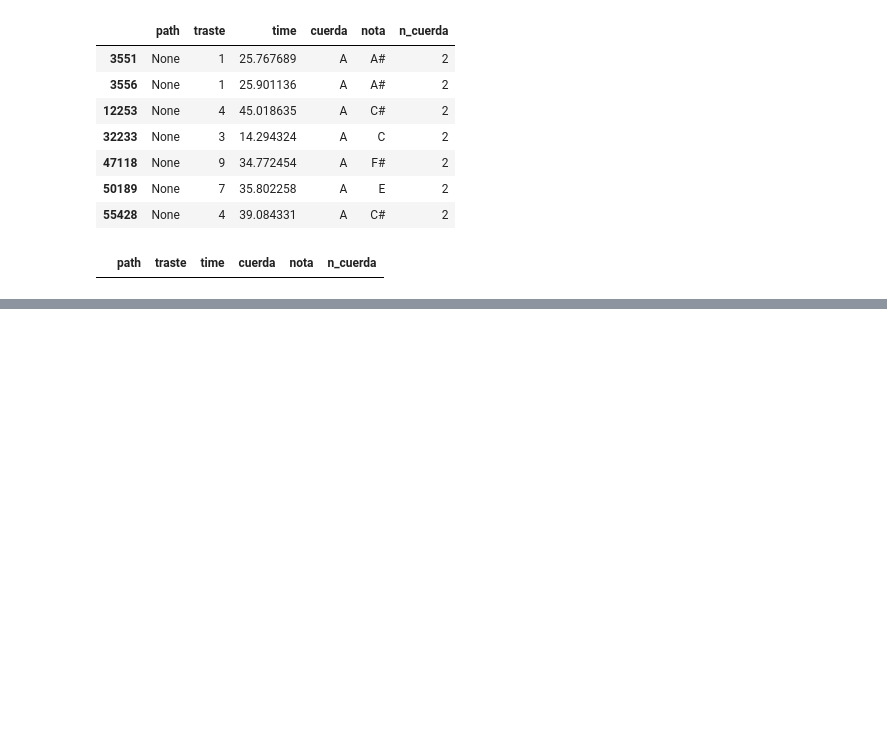
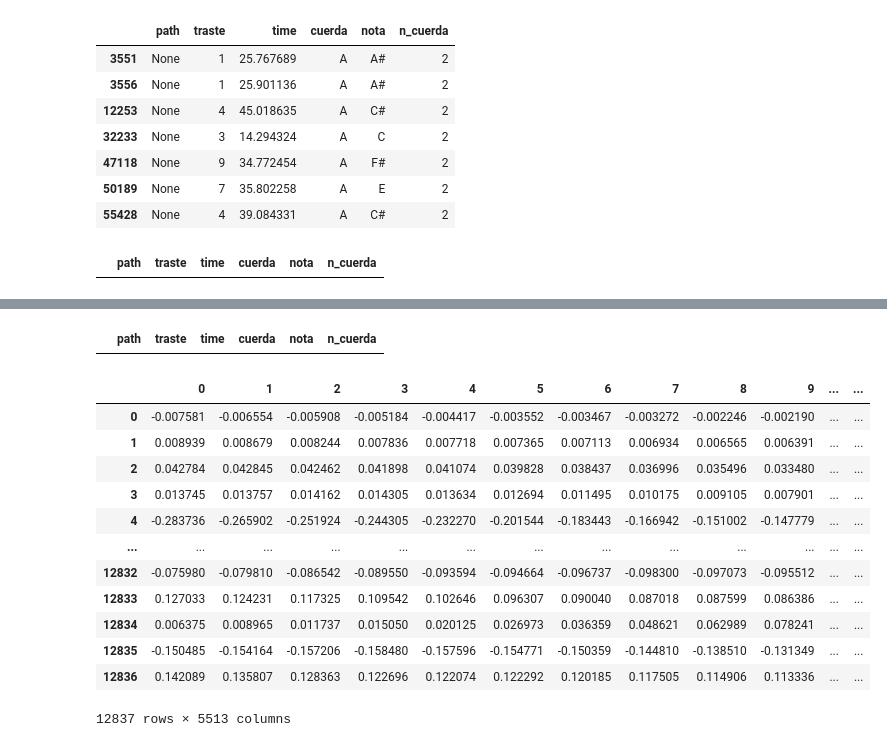
Before and after one commit to sdariza/musical-guitar-train, a Jupyter notebook: main.ipynb, the cells around one changed output, grey strips where cells are left out. Drawn from its saved outputs; the diff is of its cells as text; code cells hidden in the pictures; blank space fills up the shorter version.

```diff
--- a/main.ipynb
+++ b/main.ipynb
@@ -549,0 +800,4 @@ new
+# %%
+df_c_5 = df[df['n_cuerda'] == 5] # take just guitar string N3
+df_c_5['path'] = df.progress_apply(lambda x: get_audio_id(x.path,x.time), axis=1)
+df_c_5
@@ -549,0 +828,30 @@ new
+# %%
+df_c_5 = df_c_5.dropna(axis=0)
+df_c_5[df_c_5.isna().any(axis=1)]
+# %% [output]
+|  | path | traste | time | cuerda | nota | n_cuerda |
+# %%
+rows = []
+rows1 = []
+for audio_idx in tqdm(range(len(df_c_5))):
+    row = df_c_5.iloc[audio_idx]
+    rows.append(get_x_data(row.path))
+    rows1.append(row.nota)
+new_dfc_5_1 = pd.DataFrame(rows)
+new_dfc_5_2 = pd.DataFrame(rows1, columns=['label'])
+new_dfc_5_1['label'] = new_dfc_5_2['label']
+new_dfc_5_1
+# %% [output]
+|  | 0 | 1 | 2 | 3 | 4 | 5 | 6 | 7 | 8 | 9 | ... | ... |
+| 0 | -0.007581 | -0.006554 | -0.005908 | -0.005184 | -0.004417 | -0.003552 | -0.003467 | -0.003272 | -0.002246 | -0.002190 | ... | ... |
+| 1 | 0.008939 | 0.008679 | 0.008244 | 0.007836 | 0.007718 | 0.007365 | 0.007113 | 0.006934 | 0.006565 | 0.006391 | ... | ... |
+| 2 | 0.042784 | 0.042845 | 0.042462 | 0.041898 | 0.041074 | 0.039828 | 0.038437 | 0.036996 | 0.035496 | 0.033480 | ... | ... |
+| 3 | 0.013745 | 0.013757 | 0.014162 | 0.014305 | 0.013634 | 0.012694 | 0.011495 | 0.010175 | 0.009105 | 0.007901 | ... | ... |
+| 4 | -0.283736 | -0.265902 | -0.251924 | -0.244305 | -0.232270 | -0.201544 | -0.183443 | -0.166942 | -0.151002 | -0.147779 | ... | ... |
+| ... | ... | ... | ... | ... | ... | ... | ... | ... | ... | ... | ... | ... |
+| 12832 | -0.075980 | -0.079810 | -0.086542 | -0.089550 | -0.093594 | -0.094664 | -0.096737 | -0.098300 | -0.097073 | -0.095512 | ... | ... |
+| 12833 | 0.127033 | 0.124231 | 0.117325 | 0.109542 | 0.102646 | 0.096307 | 0.090040 | 0.087018 | 0.087599 | 0.086386 | ... | ... |
+| 12834 | 0.006375 | 0.008965 | 0.011737 | 0.015050 | 0.020125 | 0.026973 | 0.036359 | 0.048621 | 0.062989 | 0.078241 | ... | ... |
+| 12835 | -0.150485 | -0.154164 | -0.157206 | -0.158480 | -0.157596 | -0.154771 | -0.150359 | -0.144810 | -0.138510 | -0.131349 | ... | ... |
+| 12836 | 0.142089 | 0.135807 | 0.128363 | 0.122696 | 0.122074 | 0.122292 | 0.120185 | 0.117505 | 0.114906 | 0.113336 | ... | ... |
+12837 rows × 5513 columns
```
Also changed, not shown: parts of 69 cells of this notebook, 11 other files.
